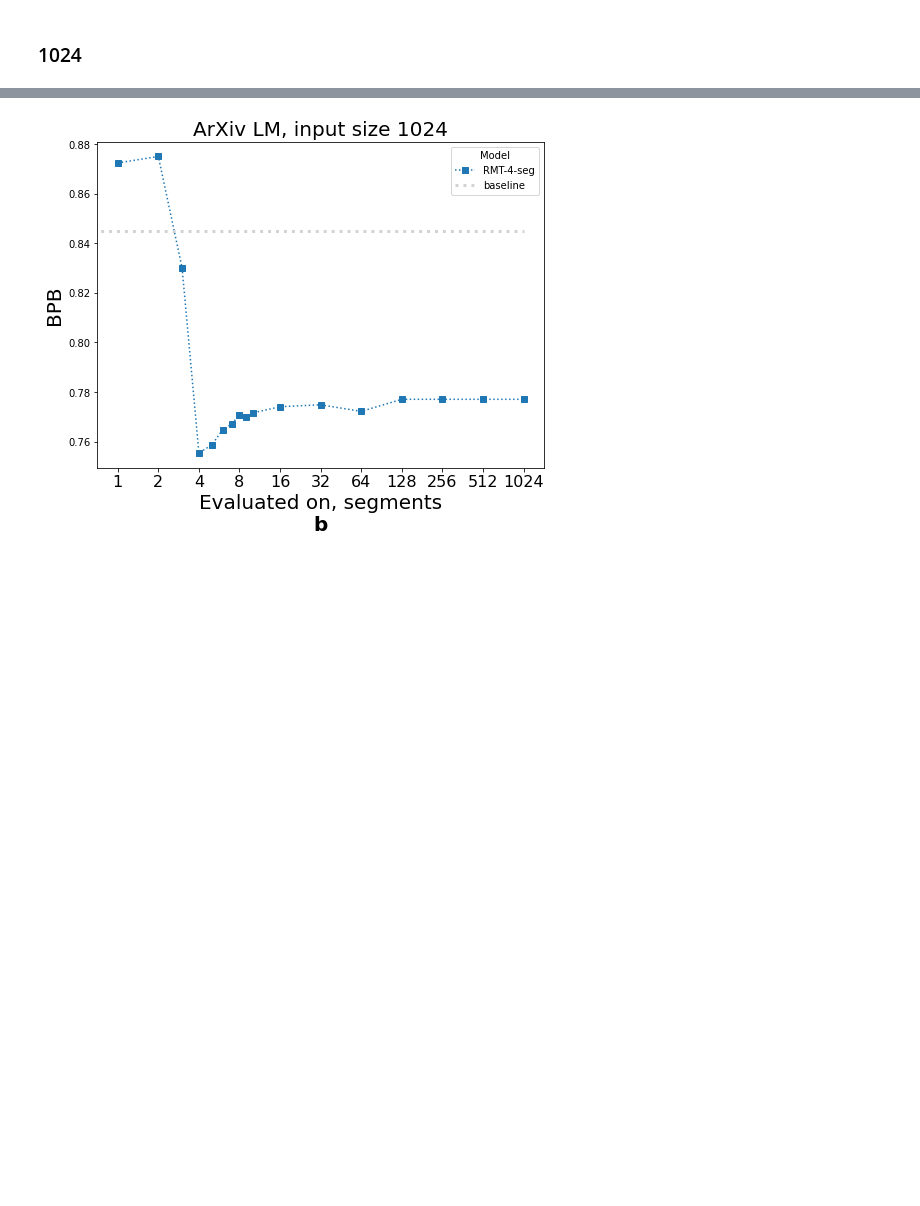
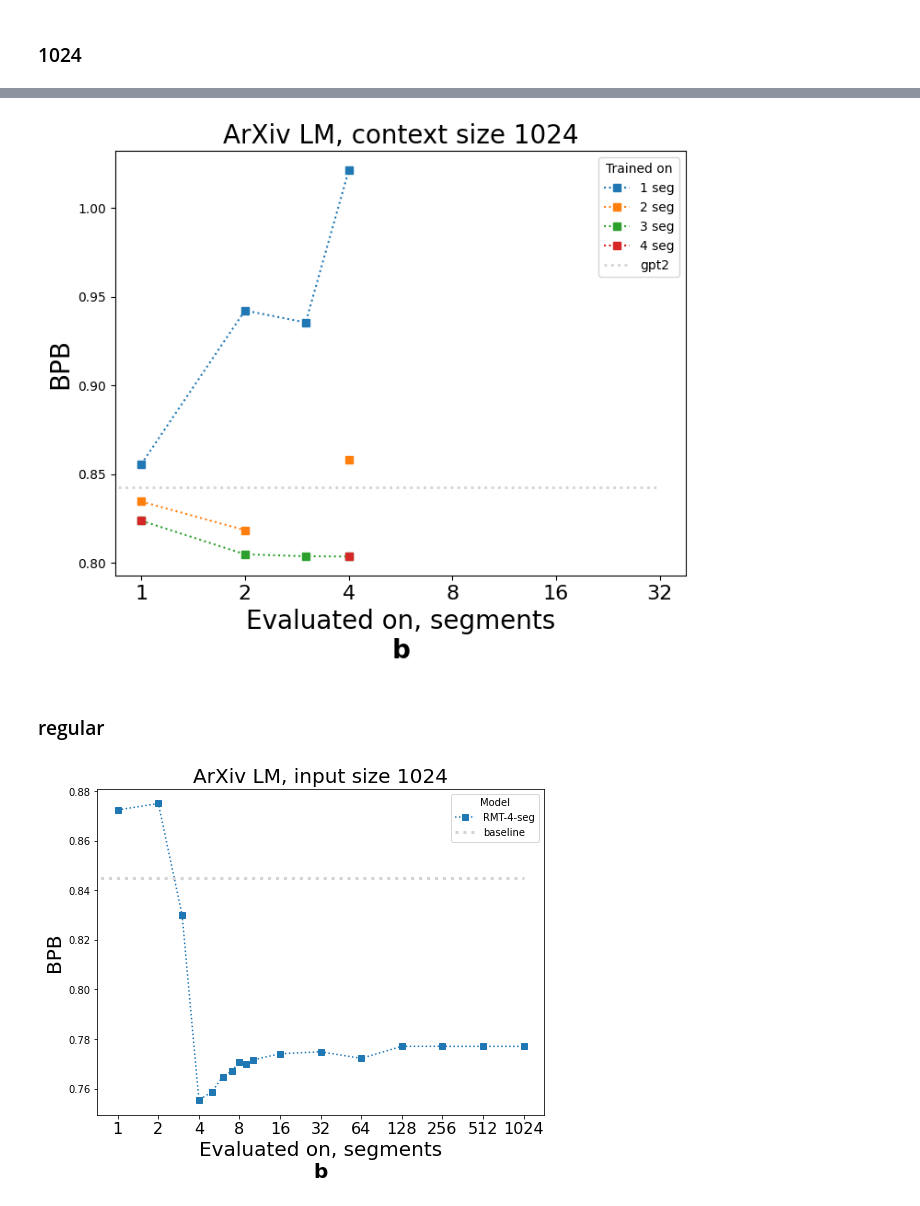
Before and after one commit to pansershrek/recurrent-memory-transformer, a Jupyter notebook: notebooks/interpret_results_decoder_shortpaper_continue.ipynb, the cells around one changed output, grey strips where cells are left out. Drawn from its saved outputs; the diff is of its cells as text; code cells hidden in the pictures; blank space fills up the shorter version.

```diff
--- a/notebooks/interpret_results_decoder_shortpaper_continue.ipynb
+++ b/notebooks/interpret_results_decoder_shortpaper_continue.ipynb
@@ -105,0 +110,15 @@ bpb(3.469), bpb(2.213)
+# %%
+df = res_df_cv2[res_df_cv2.model_path.apply(lambda x: 'eval' in x)].copy()
+df = df[(df.num_mem_tokens == 2) & (df.input_size == 1024)]
+
+gb_cols = ['input_size', 'checkpoint_segment', 'num_mem_tokens', 'eval_segment']
+metric_cols = ['best_valid_loss']
+group_df = df.groupby(gb_cols)[metric_cols].min()
+group_df['std'] = df.groupby(gb_cols)[metric_cols].std()
+group_df['n_runs'] = df.groupby(gb_cols)[metric_cols].count()
+group_df['runs'] = df.groupby(gb_cols).agg({metric_cols[0]:tuple})[metric_cols[0]].apply(lambda x: [round(i,2) for i in x])
+
+baseline_score = 2.213
+table = pd.pivot_table(group_df, index=['checkpoint_segment'], columns=['eval_segment'], values=['best_valid_loss'])
+# table - baseline_score
+# table
@@ -106,3 +155,38 @@ bpb(3.469), bpb(2.213)
+# %%
+# custom_palette = sns.color_palette("rocket_r", n_colors=table.shape[0])
+# sns.set_theme(style='white', palette=custom_palette, font_scale=1.3, font='monospace')
+
+fs = 20
+plt.figure(figsize=(8,6))
+
+
+baseline_loss = 1.654
+
+tab = table.apply(bpb)[table.columns[:12]]
+for train_seg in list(tab.index):
+    row = tab.loc[train_seg].loc[('best_valid_loss')]
+    eval_segments, scores = row.index, row.values
+    plt.plot(eval_segments, scores, marker='s', linestyle='dotted')
+
+plt.xlabel('Evaluated on, segments\n'+r"$\bf{b}$", fontsize=fs)
+plt.ylabel('BPB', fontsize=fs)
+xt = 2 ** np.arange(6)
+# plt.xticks(eval_segments, labels=eval_segments, fontsize=fs*0.8)
+# plt.yticks(range(tab.shape[0]), labels=tab.index, fontsize=fs*0.8)
+plt.title('ArXiv LM, context size 1024', fontsize=fs)
+
+plt.xscale('log', base=2)
+plt.xticks(xt, labels=xt, fontsize=fs*0.8)
+# plt.ylim(-15, 15)
+plt.hlines(bpb(baseline_loss), 0, max(xt), color='lightgrey', linestyle='dotted', lw=2)
+models = [f'{i} seg' for i in list(tab.index)] + ['gpt2']
+plt.legend(models, title='Trained on', loc='upper right')
+# plt.savefig('img/extrapolate_lm_1024_abs.pdf', format='pdf', bbox_inches='tight')
+plt.show()
+# %% [output]
+[figure, added]
+# %% [markdown]
+### regular
 # %%
 df = res_df[res_df.model_path.apply(lambda x: 'eval' in x)].copy()
 df = df[(df.num_mem_tokens == 2) & (df.input_size == 1024)]
```
Also changed, not shown: parts of 6 cells of this notebook, 25 other files.
